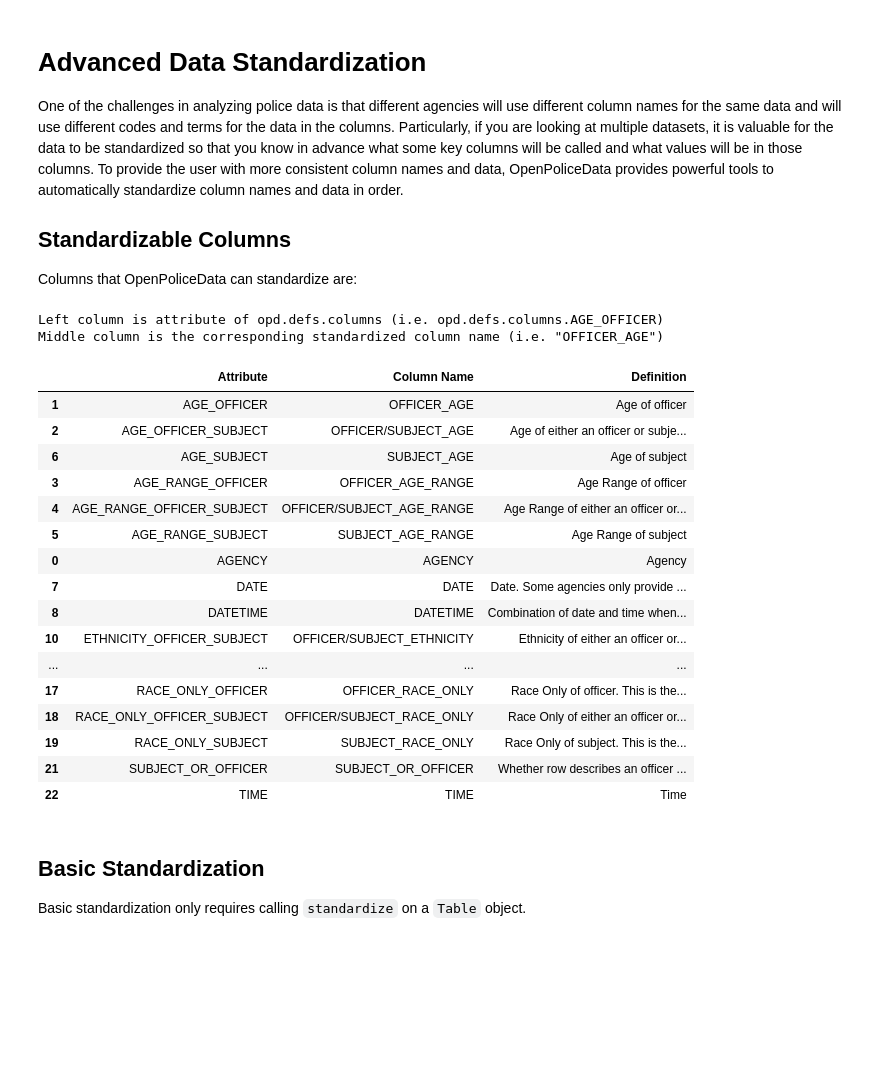
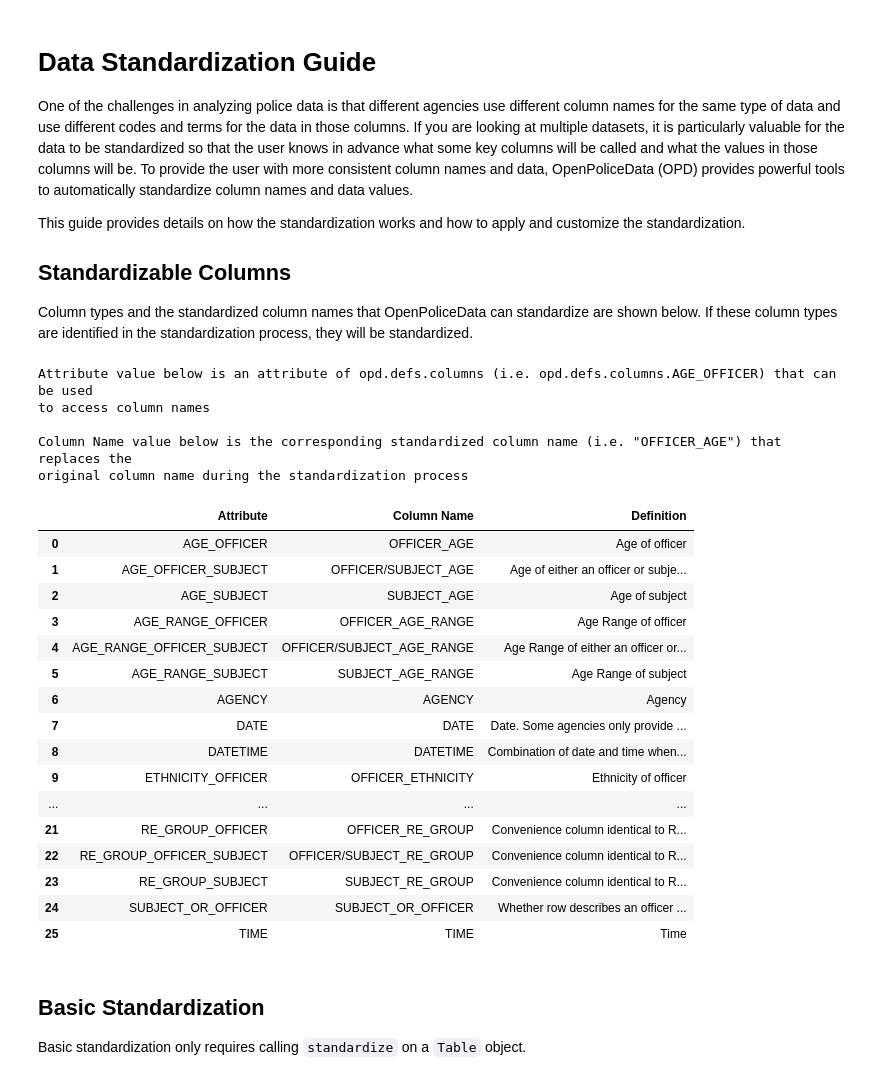
Before and after one commit to openpolicedata/opd-examples, a Jupyter notebook: standardization.ipynb, the cells around one changed output. Cells and saved outputs as stored; diff of their text form; code cells hidden in the pictures; blank space fills up the shorter version.

Commit message:
Update to standardization nb

```diff
--- a/standardization.ipynb
+++ b/standardization.ipynb
@@ -1,33 +1,8 @@
 # %% [markdown]
-# Advanced Data Standardization
-One of the challenges in analyzing police data is that different agencies will use different column names for the same data and will use different codes and terms for the data in the columns. Particularly, if you are looking at multiple datasets, it is valuable for the data to be standardized so that you know in advance what some key columns will be called and what values will be in those columns. To provide the user with more consistent column names and data, OpenPoliceData provides powerful tools to automatically standardize column names and data in order.
+# Data Standardization Guide
+One of the challenges in analyzing police data is that different agencies use different column names for the same type of data and use different codes and terms for the data in those columns. If you are looking at multiple datasets, it is particularly valuable for the data to be standardized so that the user knows in advance what some key columns will be called and what the values in those columns will be. To provide the user with more consistent column names and data, OpenPoliceData (OPD) provides powerful tools to automatically standardize column names and data values.
+
+This guide provides details on how the standardization works and how to apply and customize the standardization.
 
 ## Standardizable Columns
-Columns that OpenPoliceData can standardize are:
+Column types and the standardized column names that OpenPoliceData can standardize are shown below. If these column types are identified in the standardization process, they will be standardized.
-# %%
-import sys
-sys.path.insert(0, "../../../../../openpolicedata/")
-import openpolicedata as opd
-print("Left column is attribute of opd.defs.columns (i.e. opd.defs.columns.AGE_OFFICER)")
-print('Middle column is the corresponding standardized column name (i.e. "OFFICER_AGE")')
-opd.defs.columns
-# %% [output]
-Left column is attribute of opd.defs.columns (i.e. opd.defs.columns.AGE_OFFICER)
-Middle column is the corresponding standardized column name (i.e. "OFFICER_AGE")
-|  | Attribute | Column Name | Definition |
-| 1 | AGE_OFFICER | OFFICER_AGE | Age of officer |
-| 2 | AGE_OFFICER_SUBJECT | OFFICER/SUBJECT_AGE | Age of either an officer or subje... |
-| 6 | AGE_SUBJECT | SUBJECT_AGE | Age of subject |
-| 3 | AGE_RANGE_OFFICER | OFFICER_AGE_RANGE | Age Range of officer |
-| 4 | AGE_RANGE_OFFICER_SUBJECT | OFFICER/SUBJECT_AGE_RANGE | Age Range of either an officer or... |
-| 5 | AGE_RANGE_SUBJECT | SUBJECT_AGE_RANGE | Age Range of subject |
-| 0 | AGENCY | AGENCY | Agency |
-| 7 | DATE | DATE | Date. Some agencies only provide ... |
-| 8 | DATETIME | DATETIME | Combination of date and time when... |
-| 10 | ETHNICITY_OFFICER_SUBJECT | OFFICER/SUBJECT_ETHNICITY | Ethnicity of either an officer or... |
-| ... | ... | ... | ... |
-| 17 | RACE_ONLY_OFFICER | OFFICER_RACE_ONLY | Race Only of officer. This is the... |
-| 18 | RACE_ONLY_OFFICER_SUBJECT | OFFICER/SUBJECT_RACE_ONLY | Race Only of either an officer or... |
-| 19 | RACE_ONLY_SUBJECT | SUBJECT_RACE_ONLY | Race Only of subject. This is the... |
-| 21 | SUBJECT_OR_OFFICER | SUBJECT_OR_OFFICER | Whether row describes an officer ... |
-| 22 | TIME | TIME | Time |
@@ -34,3 +13,39 @@ Middle column is the corresponding standardized column name (i.e. "OFFICER_AGE")
+# %%
+import openpolicedata as opd
+from openpolicedata.defs import columns as opd_columns
+import textwrap
+def wrap_print(text, newline=True):
+    # Convenience method for printing long text
+    text = "\n".join(textwrap.wrap(text, width=110))
+    if newline:
+        text = "\n"+text
+    print(text)
+wrap_print("Attribute value below is an attribute of opd.defs.columns (i.e. opd.defs.columns.AGE_OFFICER) that can be used to access column names")
+wrap_print('Column Name value below is the corresponding standardized column name (i.e. "OFFICER_AGE") that replaces the original column name during the standardization process')
+opd_columns
+# %% [output]
+Attribute value below is an attribute of opd.defs.columns (i.e. opd.defs.columns.AGE_OFFICER) that can be used
+to access column names
+
+Column Name value below is the corresponding standardized column name (i.e. "OFFICER_AGE") that replaces the
+original column name during the standardization process
+|  | Attribute | Column Name | Definition |
+| 0 | AGE_OFFICER | OFFICER_AGE | Age of officer |
+| 1 | AGE_OFFICER_SUBJECT | OFFICER/SUBJECT_AGE | Age of either an officer or subje... |
+| 2 | AGE_SUBJECT | SUBJECT_AGE | Age of subject |
+| 3 | AGE_RANGE_OFFICER | OFFICER_AGE_RANGE | Age Range of officer |
+| 4 | AGE_RANGE_OFFICER_SUBJECT | OFFICER/SUBJECT_AGE_RANGE | Age Range of either an officer or... |
+| 5 | AGE_RANGE_SUBJECT | SUBJECT_AGE_RANGE | Age Range of subject |
+| 6 | AGENCY | AGENCY | Agency |
+| 7 | DATE | DATE | Date. Some agencies only provide ... |
+| 8 | DATETIME | DATETIME | Combination of date and time when... |
+| 9 | ETHNICITY_OFFICER | OFFICER_ETHNICITY | Ethnicity of officer |
+| ... | ... | ... | ... |
+| 21 | RE_GROUP_OFFICER | OFFICER_RE_GROUP | Convenience column identical to R... |
+| 22 | RE_GROUP_OFFICER_SUBJECT | OFFICER/SUBJECT_RE_GROUP | Convenience column identical to R... |
+| 23 | RE_GROUP_SUBJECT | SUBJECT_RE_GROUP | Convenience column identical to R... |
+| 24 | SUBJECT_OR_OFFICER | SUBJECT_OR_OFFICER | Whether row describes an officer ... |
+| 25 | TIME | TIME | Time |
 # %% [markdown]
 ## Basic Standardization
 Basic standardization only requires calling `standardize` on a `Table` object.
```
Also changed, not shown: parts of 53 cells of this notebook.
